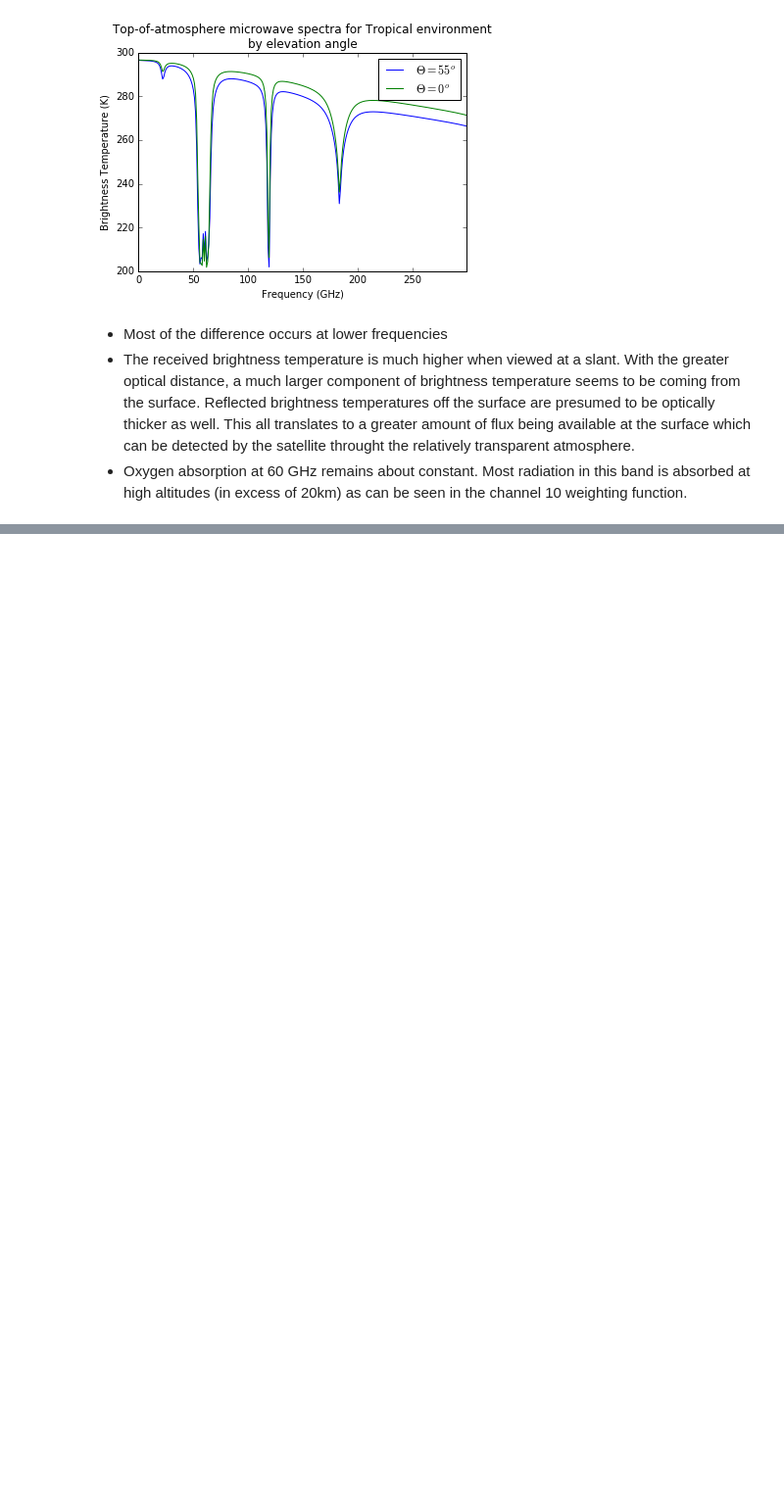
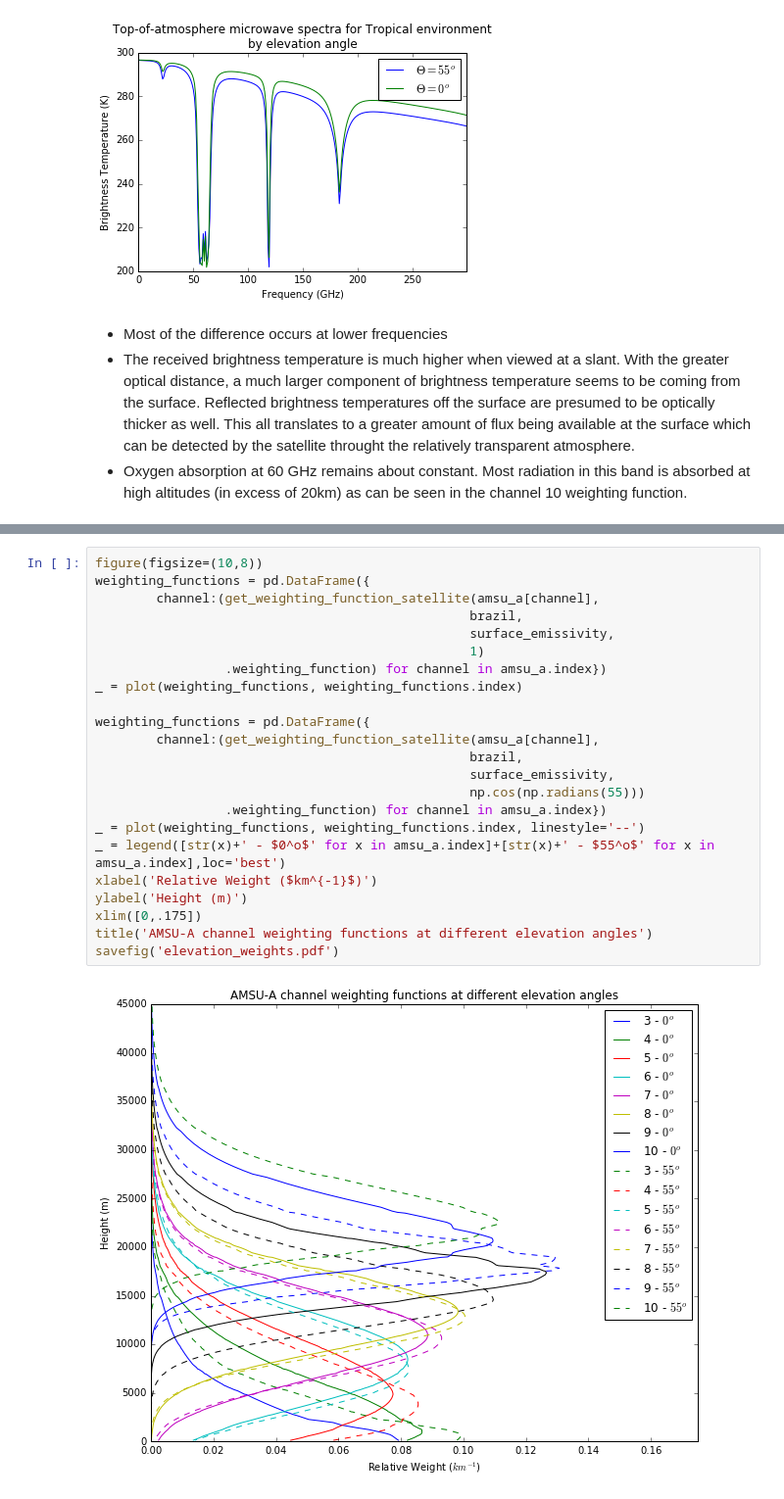
Before and after one commit to CodaP/aos_weighting_function, a Jupyter notebook: weighting function.ipynb, the cells around one changed output, grey strips where cells are left out. Shown: that part at 98% size. Saved outputs shown, nothing was run; the diff lists cells and outputs as text; blank space fills up the shorter version.

```diff
--- a/weighting function.ipynb
+++ b/weighting function.ipynb
@@ -328,0 +337,25 @@ savefig('brazil_elevation.pdf')
+# %%
+figure(figsize=(10,8))
+weighting_functions = pd.DataFrame({
+        channel:(get_weighting_function_satellite(amsu_a[channel],
+                                                 brazil,
+                                                 surface_emissivity,
+                                                 1)
+                 .weighting_function) for channel in amsu_a.index})
+_ = plot(weighting_functions, weighting_functions.index)
+
+weighting_functions = pd.DataFrame({
+        channel:(get_weighting_function_satellite(amsu_a[channel],
+                                                 brazil,
+                                                 surface_emissivity,
+                                                 np.cos(np.radians(55)))
+                 .weighting_function) for channel in amsu_a.index})
+_ = plot(weighting_functions, weighting_functions.index, linestyle='--')
+_ = legend([str(x)+' - $0^o$' for x in amsu_a.index]+[str(x)+' - $55^o$' for x in amsu_a.index],loc='best')
+xlabel('Relative Weight ($km^{-1}$)')
+ylabel('Height (m)')
+xlim([0,.175])
+title('AMSU-A channel weighting functions at different elevation angles')
+savefig('elevation_weights.pdf')
+# %% [output]
+[figure, added]
```
Also changed, not shown: parts of 4 cells of this notebook, 1 other file.
